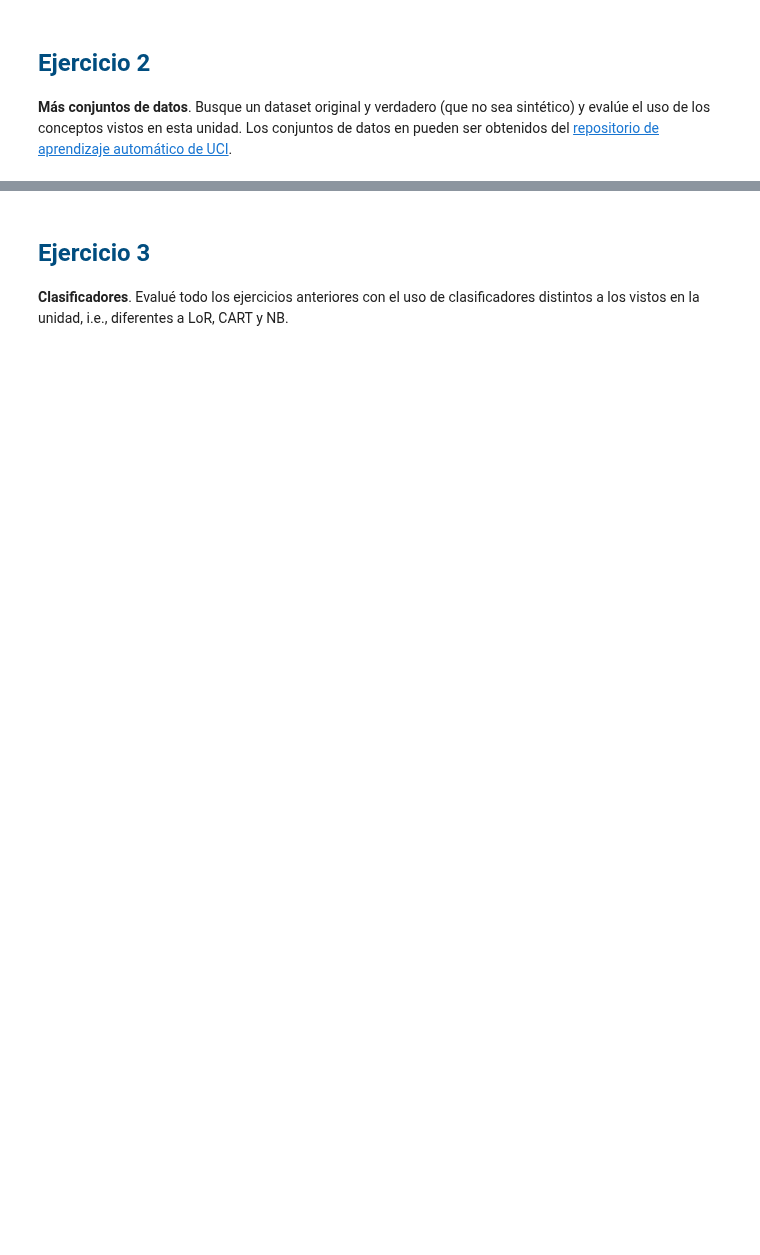
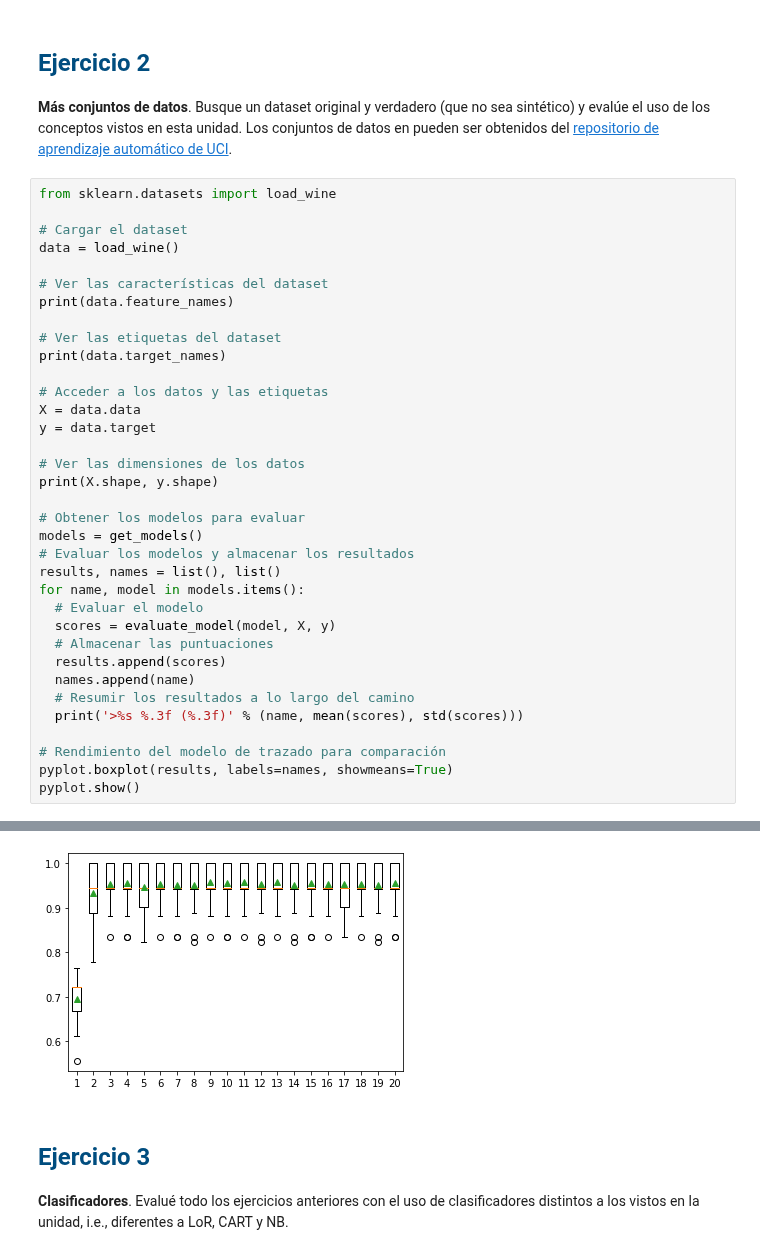
Before and after one commit to javierpiquerasmartinez/practices-aaii, a Jupyter notebook: bloque-0-modelos-multiples/2. Códigos de salida con corrección de errores.ipynb, the cells around one changed output, grey strips where cells are left out. Drawn from its saved outputs; the diff is of its cells as text; blank space fills up the shorter version.

```diff
--- a/bloque-0-modelos-multiples/2. Códigos de salida con corrección de errores.ipynb
+++ b/bloque-0-modelos-multiples/2. Códigos de salida con corrección de errores.ipynb
@@ -331,3 +397,39 @@ __Hiperparámetros__. ¿Qué otros hiperparámetros se pueden utilizar? Indaga y
 # %% [markdown]
 # <font color="#004D7F" size=5>Ejercicio 2</font>
 __Más conjuntos de datos__. Busque un dataset original y verdadero (que no sea sintético) y evalúe el uso de los conceptos vistos en esta unidad. Los conjuntos de datos en pueden ser obtenidos del [repositorio de aprendizaje automático de UCI](https://archive.ics.uci.edu/).
+# %%
+from sklearn.datasets import load_wine
+
+# Cargar el dataset
+data = load_wine()
+
+# Ver las características del dataset
+print(data.feature_names)
+
+# Ver las etiquetas del dataset
+print(data.target_names)
+
+# Acceder a los datos y las etiquetas
+X = data.data
+y = data.target
+
+# Ver las dimensiones de los datos
+print(X.shape, y.shape)
+
+# Obtener los modelos para evaluar
+models = get_models()
+# Evaluar los modelos y almacenar los resultados
+results, names = list(), list()
+for name, model in models.items():
+  # Evaluar el modelo
+  scores = evaluate_model(model, X, y)
+  # Almacenar las puntuaciones
+  results.append(scores)
+  names.append(name)
+  # Resumir los resultados a lo largo del camino
+  print('>%s %.3f (%.3f)' % (name, mean(scores), std(scores)))
+
+# Rendimiento del modelo de trazado para comparación
+pyplot.boxplot(results, labels=names, showmeans=True)
+pyplot.show()
+# %% [output]
@@ -334,3 +453,4 @@ __Más conjuntos de datos__. Busque un dataset original y verdadero (que no sea
+[figure, added]
 # %% [markdown]
 # <font color="#004D7F" size=5>Ejercicio 3</font>
 __Clasificadores__. Evalué todo los ejercicios anteriores con el uso de clasificadores distintos a los vistos en la unidad, i.e., diferentes a LoR, CART y NB.
```
Also changed, not shown: parts of 8 cells of this notebook.
